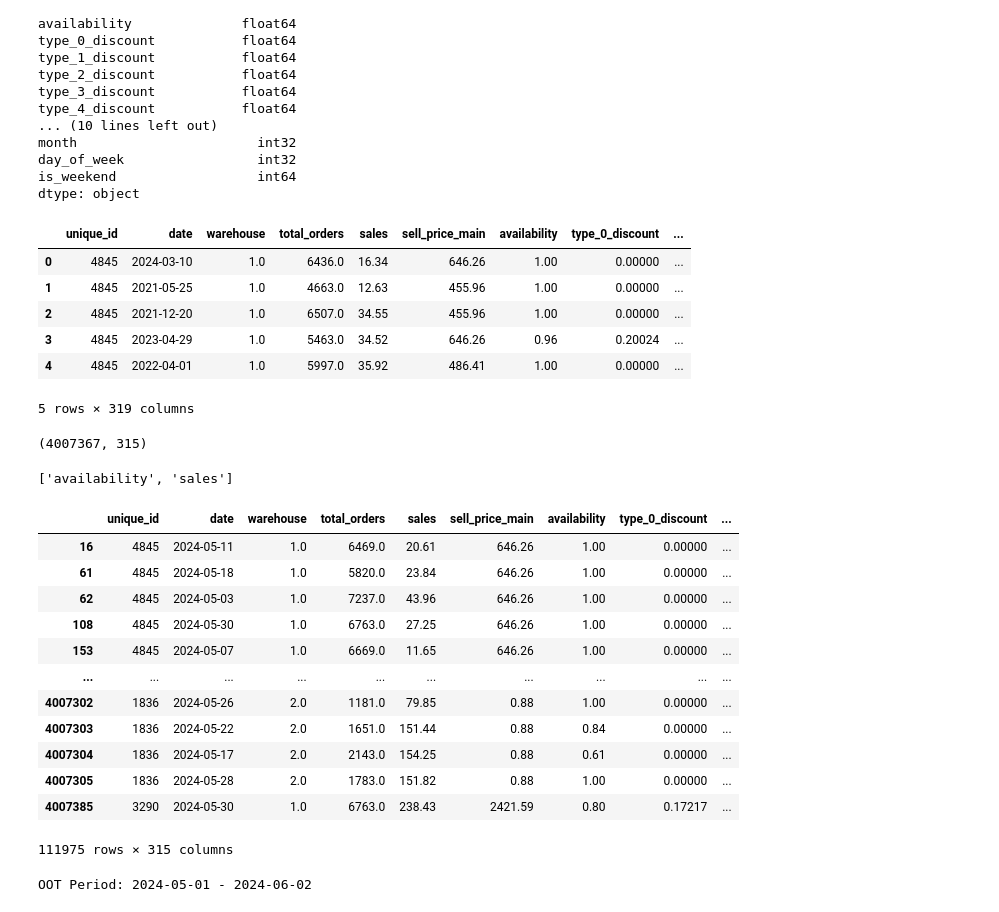
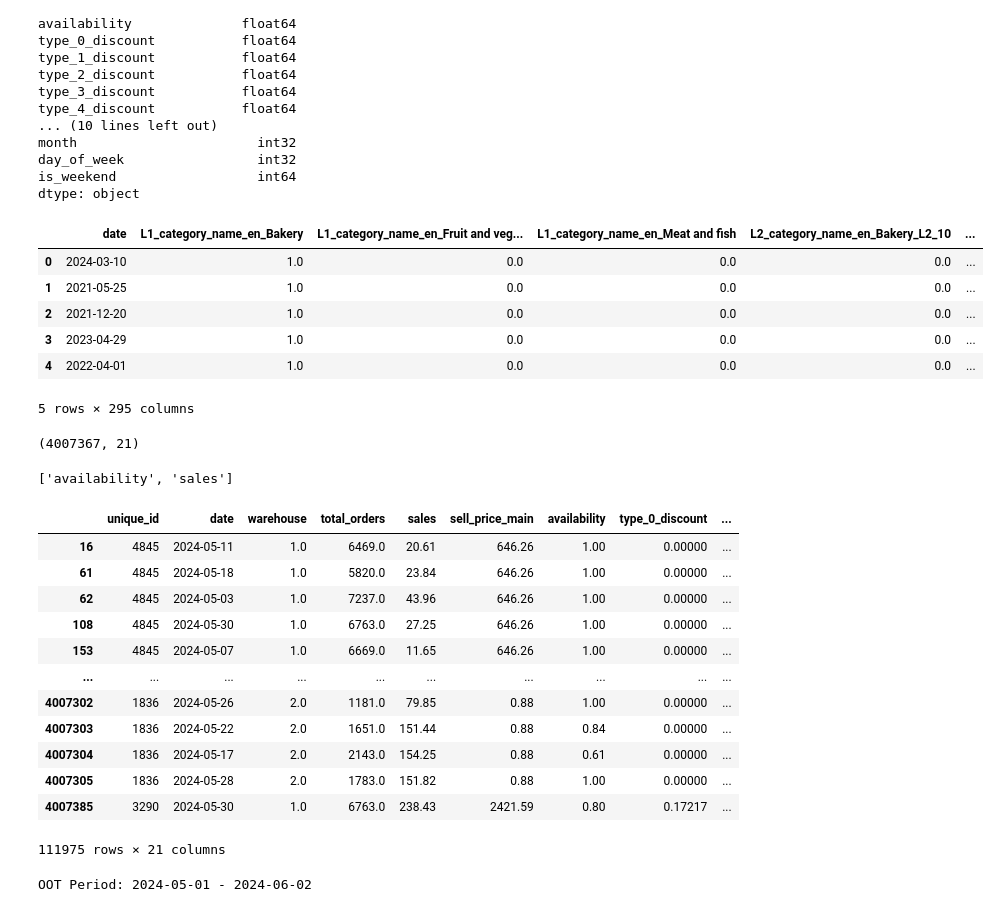
Before and after one commit to RelentlessViper/E-Grocery-Competition, a Jupyter notebook: code/datasets_merge.ipynb, the cells around one changed output. Drawn from its saved outputs; the diff is of its cells as text; code cells hidden in the pictures.

```diff
--- a/code/datasets_merge.ipynb
+++ b/code/datasets_merge.ipynb
@@ -362,32 +362,35 @@ dtype: object
 # %%
 one_hot_encoder = OneHotEncoder(handle_unknown='ignore', sparse_output=False).set_output(transform='pandas')
 
 one_hot_cols = [
     'L1_category_name_en',
     'L2_category_name_en',
     'L3_category_name_en',
     'L4_category_name_en'
 ]
 
-sales_train = pd.concat(objs=[sales_train, one_hot_encoder.fit_transform(sales_train.loc[:, one_hot_cols])], axis=1)
-sales_test = pd.concat(objs=[sales_test, one_hot_encoder.transform(sales_test.loc[:, one_hot_cols])], axis=1)
+#sales_train = pd.concat(objs=[sales_train, one_hot_encoder.fit_transform(sales_train.loc[:, one_hot_cols])], axis=1)
+one_hot_train = pd.concat([sales_train.loc[:, 'date'], one_hot_encoder.fit_transform(sales_train.loc[:, one_hot_cols])], axis=1)
+#sales_test = pd.concat(objs=[sales_test, one_hot_encoder.transform(sales_test.loc[:, one_hot_cols])], axis=1)
+one_hot_test = pd.concat([sales_test.loc[:, 'date'], one_hot_encoder.transform(sales_test.loc[:, one_hot_cols])], axis=1)
 
-sales_train.head()
+#sales_train.head()
+one_hot_train.head()
 # %% [output]
-|  | unique_id | date | warehouse | total_orders | sales | sell_price_main | availability | type_0_discount | ... |
-| 0 | 4845 | 2024-03-10 | 1.0 | 6436.0 | 16.34 | 646.26 | 1.00 | 0.00000 | ... |
-| 1 | 4845 | 2021-05-25 | 1.0 | 4663.0 | 12.63 | 455.96 | 1.00 | 0.00000 | ... |
-| 2 | 4845 | 2021-12-20 | 1.0 | 6507.0 | 34.55 | 455.96 | 1.00 | 0.00000 | ... |
-| 3 | 4845 | 2023-04-29 | 1.0 | 5463.0 | 34.52 | 646.26 | 0.96 | 0.20024 | ... |
-| 4 | 4845 | 2022-04-01 | 1.0 | 5997.0 | 35.92 | 486.41 | 1.00 | 0.00000 | ... |
+|  | date | L1_category_name_en_Bakery | L1_category_name_en_Fruit and veg... | L1_category_name_en_Meat and fish | L2_category_name_en_Bakery_L2_10 | ... |
+| 0 | 2024-03-10 | 1.0 | 0.0 | 0.0 | 0.0 | ... |
+| 1 | 2021-05-25 | 1.0 | 0.0 | 0.0 | 0.0 | ... |
+| 2 | 2021-12-20 | 1.0 | 0.0 | 0.0 | 0.0 | ... |
+| 3 | 2023-04-29 | 1.0 | 0.0 | 0.0 | 0.0 | ... |
+| 4 | 2022-04-01 | 1.0 | 0.0 | 0.0 | 0.0 | ... |
-5 rows × 319 columns
+5 rows × 295 columns
 # %%
 sales_train = sales_train.drop(labels=one_hot_cols, axis=1)
 sales_test = sales_test.drop(labels=one_hot_cols, axis=1)
 
 sales_train.shape
 # %% [output]
-(4007367, 315)
+(4007367, 21)
 # %%
 missing_cols = list(set(sales_train.columns.values) - set(sales_test.columns.values))
 missing_cols
@@ -397,6 +400,7 @@ missing_cols
 # Select Out of Time (OOT) dataset
 oot_flag = '2024-05-01'
 X_oot = sales_train.loc[sales_train.loc[:, 'date'] >= oot_flag]
+one_hot_train_oot = one_hot_train.loc[one_hot_train.loc[:, 'date'] >= oot_flag]
 X_oot
 # %% [output]
 |  | unique_id | date | warehouse | total_orders | sales | sell_price_main | availability | type_0_discount | ... |
@@ -411,7 +415,7 @@ X_oot
 | 4007304 | 1836 | 2024-05-17 | 2.0 | 2143.0 | 154.25 | 0.88 | 0.61 | 0.00000 | ... |
 | 4007305 | 1836 | 2024-05-28 | 2.0 | 1783.0 | 151.82 | 0.88 | 1.00 | 0.00000 | ... |
 | 4007385 | 3290 | 2024-05-30 | 1.0 | 6763.0 | 238.43 | 2421.59 | 0.80 | 0.17217 | ... |
-111975 rows × 315 columns
+111975 rows × 21 columns
 # %%
 print(f"OOT Period: {X_oot.loc[:, 'date'].min()} - {X_oot.loc[:, 'date'].max()}")
 # %% [output]
```
Also changed, not shown: parts of 13 cells of this notebook.
